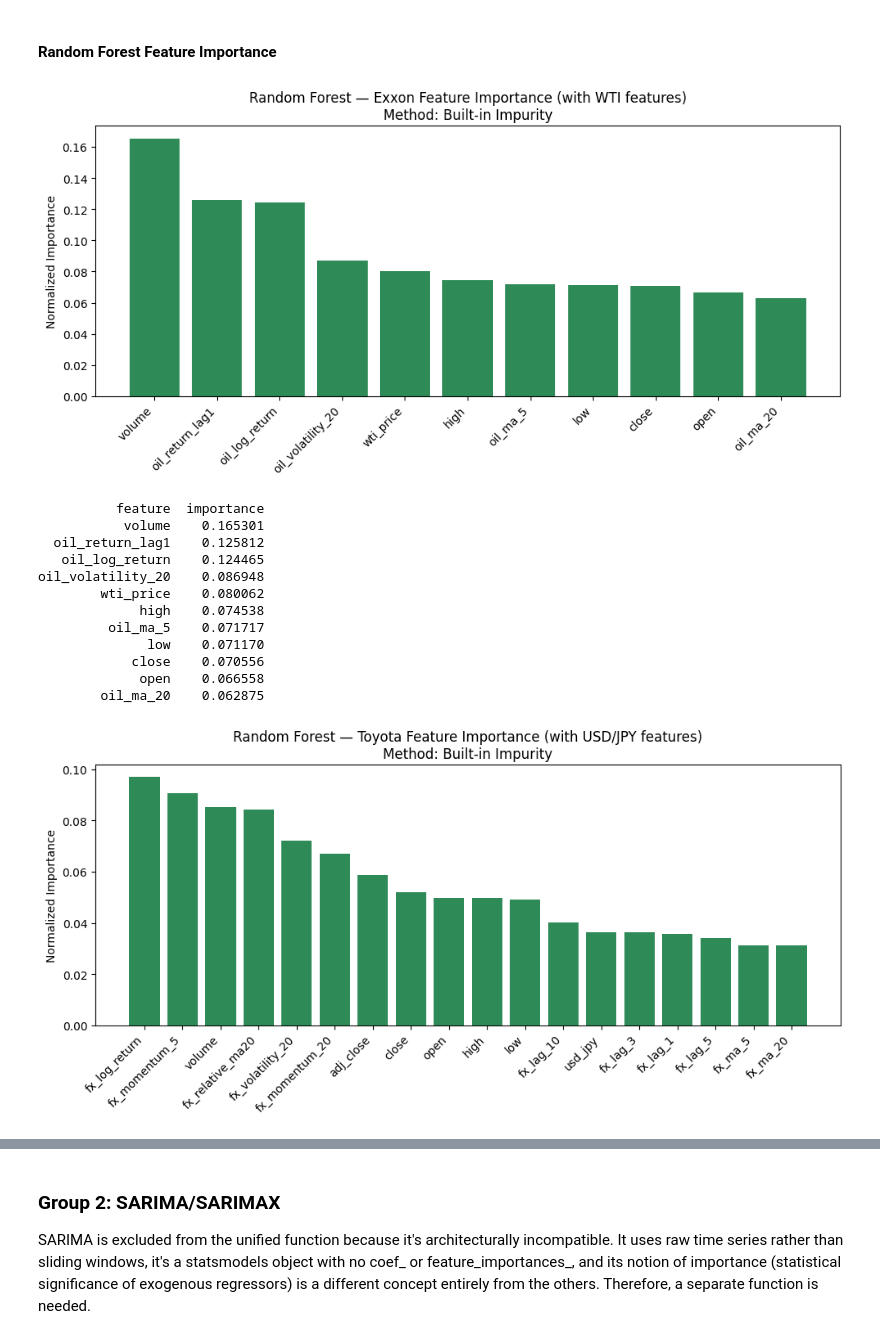
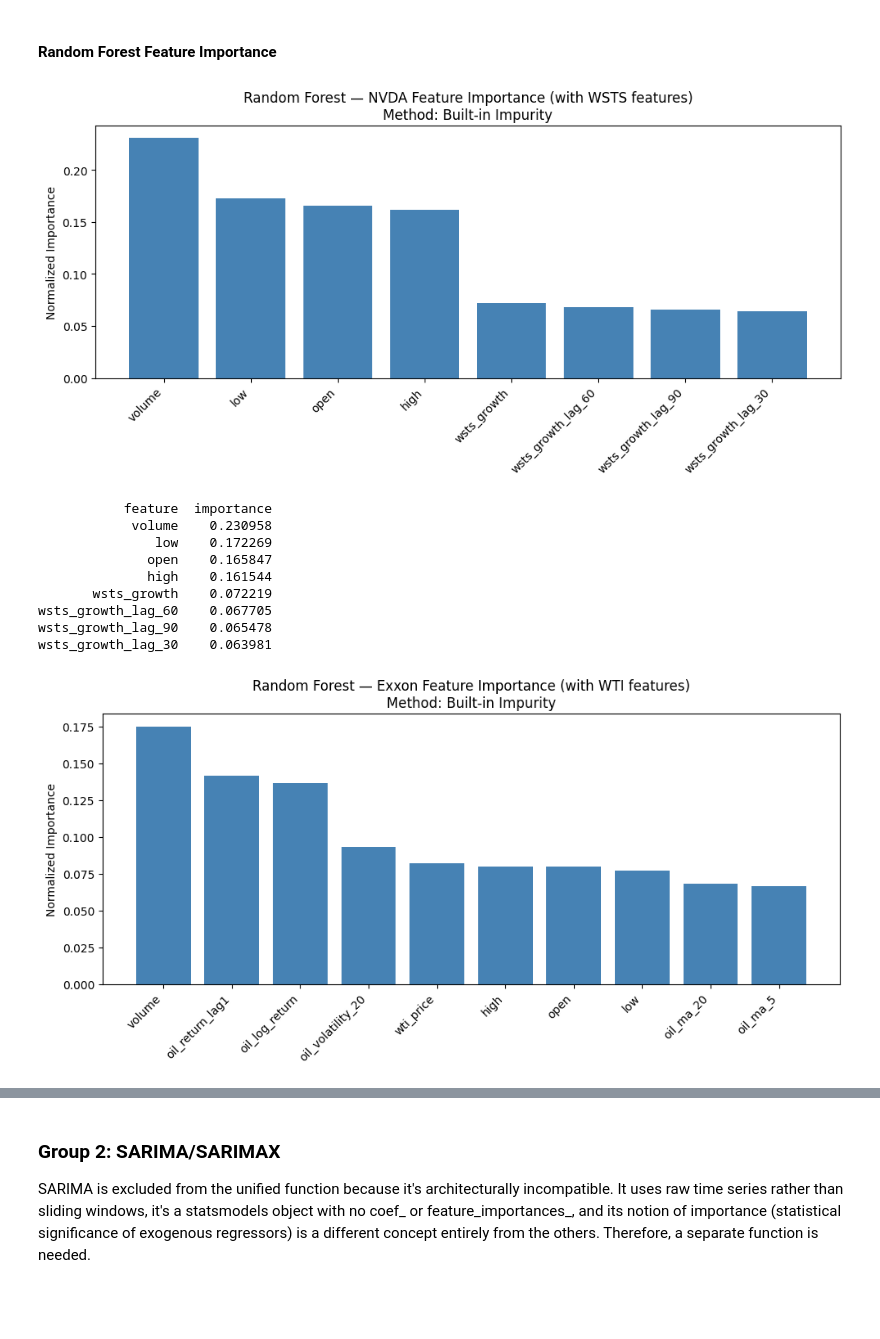
Before and after one commit to IntelligentSystemsProject/Stock-Market-Project, a Jupyter notebook: project.ipynb, the cells around one changed output, grey strips where cells are left out. Saved outputs shown, nothing was run; the diff lists cells and outputs as text; code cells hidden in the pictures; blank space fills up the shorter version.

Commit message:
Update feature importance analysis section

```diff
--- a/project.ipynb
+++ b/project.ipynb
@@ -1293,14 +1305,20 @@ def train_random_forest_ts(data_raw, features, target_col, window_size=10, n_spi
 
     # 1. Normalize inputs so the rest of the function is type-agnostic
     if isinstance(data_raw, pd.DataFrame):
-        feature_arr = data_raw[features].values
-        target_idx = list(features).index(target_col)
+        X_df = data_raw[features].drop(columns=[target_col])
+        y_series = data_raw[target_col]
+
+        feature_arr = X_df.values          # X (NO target)
+        target_arr = y_series.values       # y (ONLY target)
     else:
-        feature_arr = data_raw[:, features]
-        target_idx = list(features).index(target_col)
+        # assume features are column indices
+        feature_indices = [f for f in features if f != target_col]
+
+        feature_arr = data_raw[:, feature_indices]
+        target_arr = data_raw[:, target_col]
 
     # 2. Build log-return & price series aligned to feature_arr (length N-1)
-    raw_prices = feature_arr[:, target_idx]
+    raw_prices = target_arr
     log_returns = np.log(raw_prices[1:]/raw_prices[:-1])
     prices_aligned = raw_prices[1:]
     features_aligned = feature_arr[1:]
@@ -2364,39 +2505,45 @@ fx_volatility_20    0.004916
 # %% [markdown]
 #### Random Forest Feature Importance
 # %%
+# Radom Forest — NVDA (merged)
+analyze_feature_importance(
+    model=results_nvda_merged_rf["last_fold_model"],
+    X_te=results_nvda_merged_rf["last_fold_X_te"],
+    y_te=results_nvda_merged_rf["last_fold_y_te"],
+    feature_names=[f for f in merged_nvda_df.columns if f != "close"],
+    window_size=window_size,
+    title="Random Forest — NVDA Feature Importance (with WSTS features)",
+)
+
 # Random Forest — Exxon (merged)
 analyze_feature_importance(
     model=results_exxon_merged_rf["last_fold_model"],
     X_te=results_exxon_merged_rf["last_fold_X_te"],
     y_te=results_exxon_merged_rf["last_fold_y_te"],
-    feature_names=list(merged_exxon_df.columns),
+    feature_names=[f for f in merged_exxon_df.columns if f != "close"],
     window_size=window_size,
     title="Random Forest — Exxon Feature Importance (with WTI features)",
-    color="seagreen"
 )
 
 # Random Forest — Toyota (merged)
 analyze_feature_importance(
     model=results_toyota_merged_rf["last_fold_model"],
     X_te=results_toyota_merged_rf["last_fold_X_te"],
     y_te=results_toyota_merged_rf["last_fold_y_te"],
-    feature_names=list(merged_toyota_df.columns),
+    feature_names=[c for c in merged_toyota_df.columns if c != "adj_close" or c != "close"],
+    target_col="adj_close",
     window_size=window_size,
     title="Random Forest — Toyota Feature Importance (with USD/JPY features)",
-    color="seagreen"
 )
 # %% [output]
-[figure, old version]
+[figure, new version]
-          feature  importance
-           volume    0.165301
-  oil_return_lag1    0.125812
-   oil_log_return    0.124465
-oil_volatility_20    0.086948
-        wti_price    0.080062
-             high    0.074538
-         oil_ma_5    0.071717
-              low    0.071170
-            close    0.070556
-             open    0.066558
-        oil_ma_20    0.062875
+           feature  importance
+            volume    0.230958
+               low    0.172269
+              open    0.165847
+              high    0.161544
+       wsts_growth    0.072219
+wsts_growth_lag_60    0.067705
+wsts_growth_lag_90    0.065478
+wsts_growth_lag_30    0.063981
-[figure, old version]
+[figure, new version]
```
Also changed, not shown: parts of 32 cells of this notebook, 1 other file.
